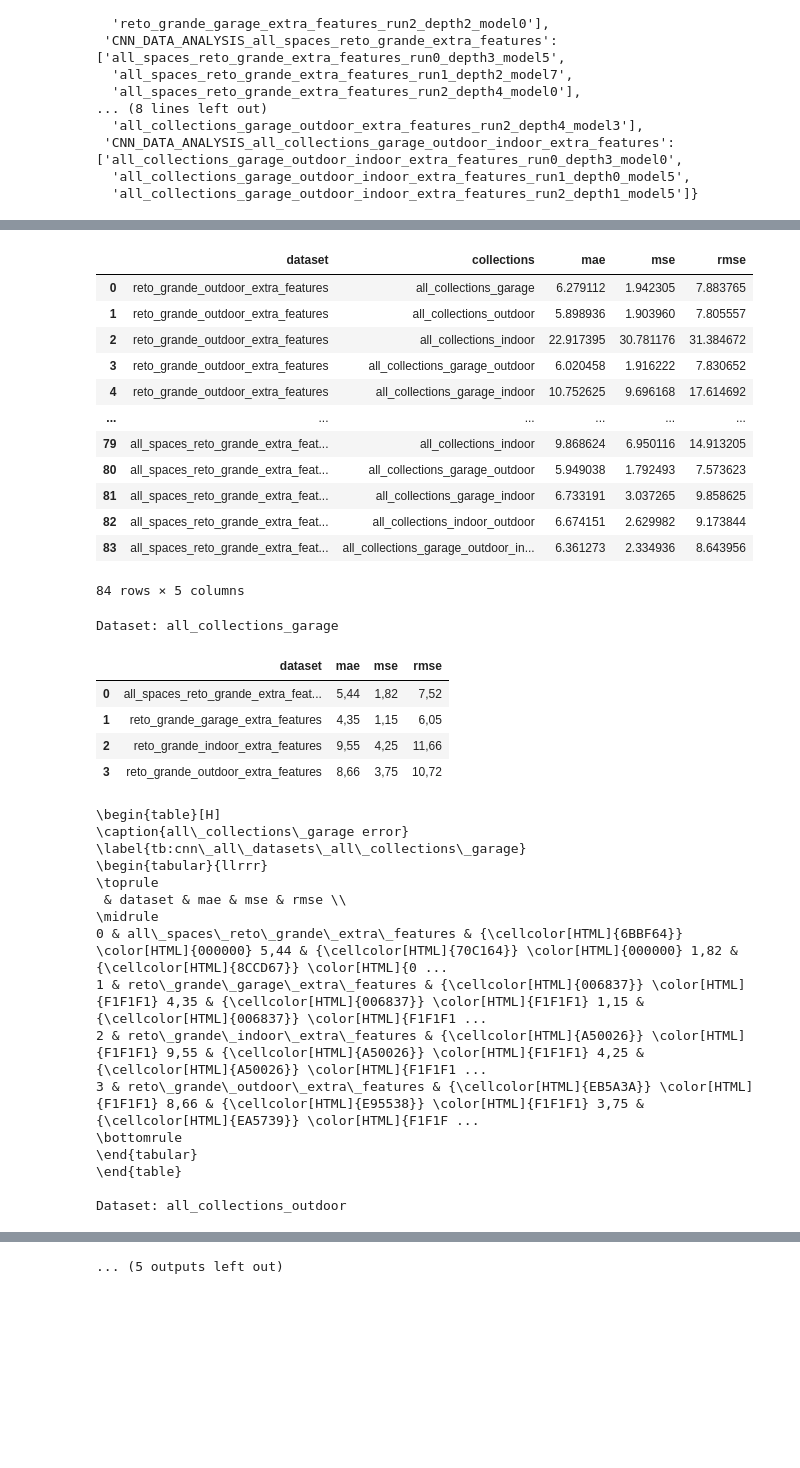
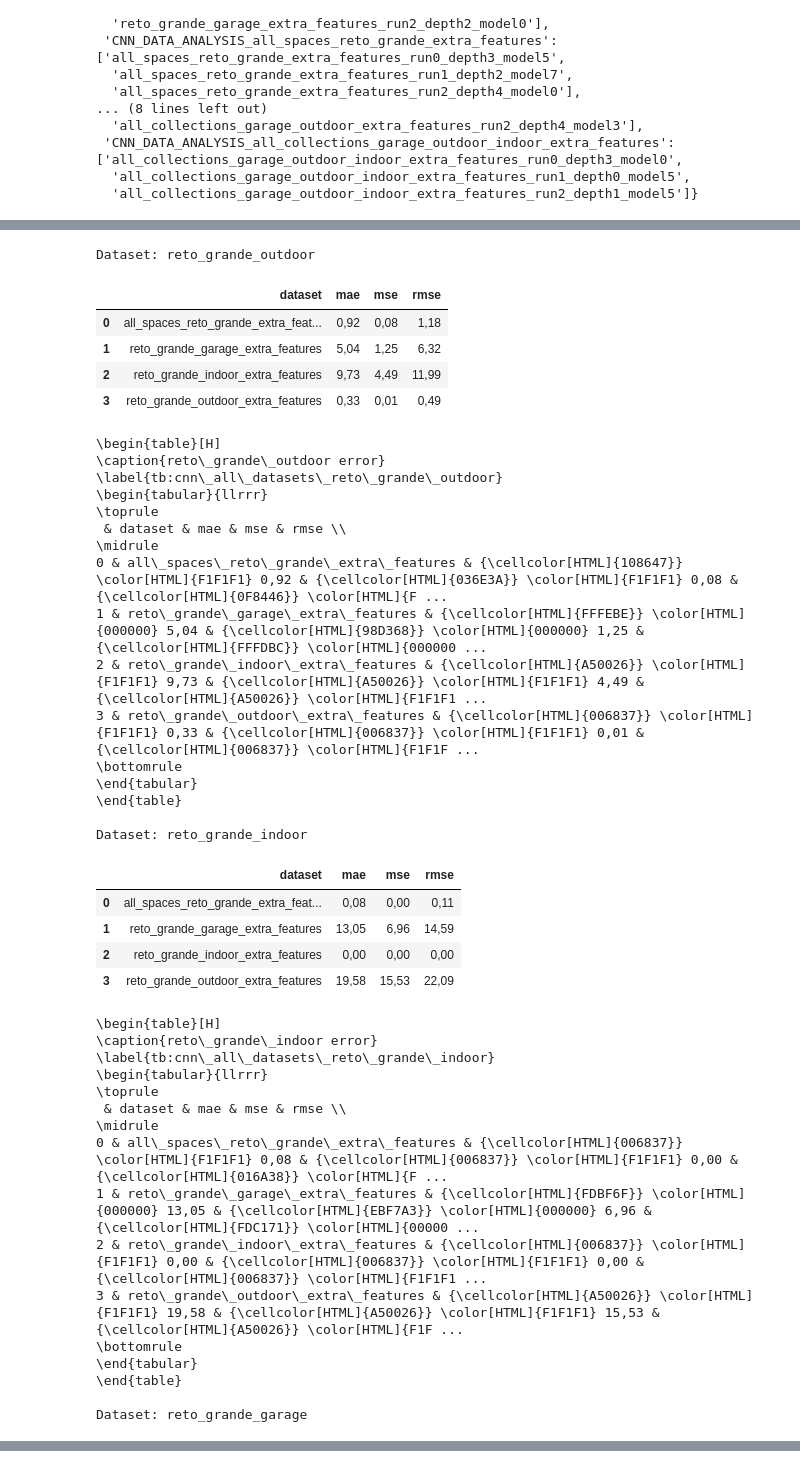
Before and after one commit to SantigBenites/WirelessLocation, a Jupyter notebook: validation/re_train_arch/CNN_model_validation.ipynb, the cells around one changed output, grey strips where cells are left out. Drawn from its saved outputs; the diff is of its cells as text; code cells hidden in the pictures; blank space fills up the shorter version.

```diff
--- a/validation/re_train_arch/CNN_model_validation.ipynb
+++ b/validation/re_train_arch/CNN_model_validation.ipynb
@@ -2,9 +2,8 @@
 import pandas as pd
 import wandb
 api = wandb.Api()
-from consts import (
-    cnn_group_data_extra_features, BATCHSIZE, all_collections
-)
+from consts import BATCHSIZE, all_collections
+from consts import cnn_group_data_extra_features_no_leak as cnn_group_data
 
 databases = ["raw","meters","exponential","all_collections","all_spaces"]
 spaces = ["indoor","garage","outdoor"]
@@ -12,7 +11,7 @@ spaces = ["indoor","garage","outdoor"]
 model_dict:dict = {}
 
 # Project is specified by <entity/project-name>
-for group in cnn_group_data_extra_features.keys():
+for group in cnn_group_data.keys():
     runs = api.runs(
     "santi-mbenites-university-of-lisbon/wifi-rssi-gradient-search",
     filters={"group":group}
@@ -58,14 +57,14 @@ from feature_lists import DATASET_TO_FEATURE
 os.environ["CUDA_VISIBLE_DEVICES"] = "5"
 
 results = {}
-for group in cnn_group_data_extra_features:
+for group in cnn_group_data:
     results[group] = []
 
 
 for current_group,all_runs in model_dict.items():
 
     for current_run in all_runs:
-        current_group_data      = cnn_group_data_extra_features[current_group]
+        current_group_data      = cnn_group_data[current_group]
         current_model_storage   = current_group_data["model_storage"]
         current_database        = current_group_data["database"]
         current_model_path      = f"{current_model_storage}/{current_run}.pt"
@@ -276,6 +267,10 @@ singles = {
     "CNN_DATA_ANALYSIS_reto_grande_indoor_extra_features"       : "reto_grande_indoor_extra_features",
     "CNN_DATA_ANALYSIS_reto_grande_garage_extra_features"       : "reto_grande_garage_extra_features",
     "CNN_DATA_ANALYSIS_all_spaces_reto_grande_extra_features"   : "all_spaces_reto_grande_extra_features",
+    "CNN_DATA_ANALYSIS_reto_grande_outdoor_extra_features_no_leak"      : "reto_grande_outdoor_extra_features_no_leak",
+    "CNN_DATA_ANALYSIS_reto_grande_indoor_extra_features_no_leak"       : "reto_grande_indoor_extra_features_no_leak",
+    "CNN_DATA_ANALYSIS_reto_grande_garage_extra_features_no_leak"       : "reto_grande_garage_extra_features_no_leak",
+    "CNN_DATA_ANALYSIS_all_spaces_reto_grande_extra_features_no_leak"   : "all_spaces_reto_grande_extra_features_no_leak",
 }
 
 spaces = {
@@ -287,6 +282,10 @@ spaces = {
     "CNN_DATA_ANALYSIS_all_collections_indoor_garage_extra_features"        : "all_coll_indoor_garage_extra_features",
     "CNN_DATA_ANALYSIS_all_collections_garage_outdoor_extra_features"       : "all_coll_garage_outdoor_extra_features",
     "CNN_DATA_ANALYSIS_all_collections_garage_outdoor_indoor_extra_features": "all_coll_garage_outdoor_indoor_extra_features",
+    "CNN_DATA_ANALYSIS_all_collections_indoor_outdoor_extra_features_no_leak"       : "all_coll_indoor_outdoor_extra_features_no_leak",
+    "CNN_DATA_ANALYSIS_all_collections_indoor_garage_extra_features_no_leak"        : "all_coll_indoor_garage_extra_features_no_leak",
+    "CNN_DATA_ANALYSIS_all_collections_garage_outdoor_extra_features_no_leak"       : "all_coll_garage_outdoor_extra_features_no_leak",
+    "CNN_DATA_ANALYSIS_all_collections_garage_outdoor_indoor_extra_features_no_leak": "all_coll_garage_outdoor_indoor_extra_features_no_leak",
 }
 
 spaces_datasets = []
@@ -520,72 +533,80 @@ model & collections &  &  &  \\
 
 # Build DataFrame
 df = pd.DataFrame(singles_datasets, columns=["dataset", "collections", "mae", "mse", "rmse"])
-display(df)
+#display(df)
 
 datasets = list(df["collections"].unique())
 for dataset in datasets:
     print(f"Dataset: {dataset}")
     df_current = df.loc[df['collections'] == dataset]
 
     num_cols = ['mae', 'mse', 'rmse']
     df_current = (
         df_current.groupby('dataset', as_index=False)[num_cols]
         .mean()
     )
     df_current = df_current.sort_values('dataset')
     styled = (
         df_current.style
                 .format(precision=2, decimal=",")
                 .background_gradient(cmap="RdYlGn_r")
     )
 
     latex = styled.to_latex(
         caption=f"{dataset} error",
         label=f"tb:cnn_all_datasets_{dataset}",
         position="H",
         environment="table",
         convert_css=True,
         multicol_align="c",
         hrules=True,
     )
 
 
     display(styled)
     print(latex.replace("_", "\\_"))
 # %% [output]
+Dataset: reto_grande_outdoor
-|  | dataset | collections | mae | mse | rmse |
-| 0 | reto_grande_outdoor_extra_features | all_collections_garage | 6.279112 | 1.942305 | 7.883765 |
-| 1 | reto_grande_outdoor_extra_features | all_collections_outdoor | 5.898936 | 1.903960 | 7.805557 |
-| 2 | reto_grande_outdoor_extra_features | all_collections_indoor | 22.917395 | 30.781176 | 31.384672 |
-| 3 | reto_grande_outdoor_extra_features | all_collections_garage_outdoor | 6.020458 | 1.916222 | 7.830652 |
-| 4 | reto_grande_outdoor_extra_features | all_collections_garage_indoor | 10.752625 | 9.696168 | 17.614692 |
-| ... | ... | ... | ... | ... | ... |
-| 79 | all_spaces_reto_grande_extra_feat... | all_collections_indoor | 9.868624 | 6.950116 | 14.913205 |
-| 80 | all_spaces_reto_grande_extra_feat... | all_collections_garage_outdoor | 5.949038 | 1.792493 | 7.573623 |
-| 81 | all_spaces_reto_grande_extra_feat... | all_collections_garage_indoor | 6.733191 | 3.037265 | 9.858625 |
-| 82 | all_spaces_reto_grande_extra_feat... | all_collections_indoor_outdoor | 6.674151 | 2.629982 | 9.173844 |
-| 83 | all_spaces_reto_grande_extra_feat... | all_collections_garage_outdoor_in... | 6.361273 | 2.334936 | 8.643956 |
+|  | dataset | mae | mse | rmse |
+| 0 | all_spaces_reto_grande_extra_feat... | 0,92 | 0,08 | 1,18 |
+| 1 | reto_grande_garage_extra_features | 5,04 | 1,25 | 6,32 |
+| 2 | reto_grande_indoor_extra_features | 9,73 | 4,49 | 11,99 |
+| 3 | reto_grande_outdoor_extra_features | 0,33 | 0,01 | 0,49 |
-84 rows × 5 columns
-Dataset: all_collections_garage
+\begin{table}[H]
+\caption{reto\_grande\_outdoor error}
+\label{tb:cnn\_all\_datasets\_reto\_grande\_outdoor}
+\begin{tabular}{llrrr}
+\toprule
+ & dataset & mae & mse & rmse \\
+\midrule
+0 & all\_spaces\_reto\_grande\_extra\_features & {\cellcolor[HTML]{108647}} \color[HTML]{F1F1F1} 0,92 & {\cellcolor[HTML]{036E3A}} \color[HTML]{F1F1F1} 0,08 & {\cellcolor[HTML]{0F8446}} \color[HTML]{F ...
+1 & reto\_grande\_garage\_extra\_features & {\cellcolor[HTML]{FFFEBE}} \color[HTML]{000000} 5,04 & {\cellcolor[HTML]{98D368}} \color[HTML]{000000} 1,25 & {\cellcolor[HTML]{FFFDBC}} \color[HTML]{000000 ...
+2 & reto\_grande\_indoor\_extra\_features & {\cellcolor[HTML]{A50026}} \color[HTML]{F1F1F1} 9,73 & {\cellcolor[HTML]{A50026}} \color[HTML]{F1F1F1} 4,49 & {\cellcolor[HTML]{A50026}} \color[HTML]{F1F1F1 ...
+3 & reto\_grande\_outdoor\_extra\_features & {\cellcolor[HTML]{006837}} \color[HTML]{F1F1F1} 0,33 & {\cellcolor[HTML]{006837}} \color[HTML]{F1F1F1} 0,01 & {\cellcolor[HTML]{006837}} \color[HTML]{F1F1F ...
+\bottomrule
+\end{tabular}
+\end{table}
+
+Dataset: reto_grande_indoor
 |  | dataset | mae | mse | rmse |
-| 0 | all_spaces_reto_grande_extra_feat... | 5,44 | 1,82 | 7,52 |
-| 1 | reto_grande_garage_extra_features | 4,35 | 1,15 | 6,05 |
-| 2 | reto_grande_indoor_extra_features | 9,55 | 4,25 | 11,66 |
-| 3 | reto_grande_outdoor_extra_features | 8,66 | 3,75 | 10,72 |
+| 0 | all_spaces_reto_grande_extra_feat... | 0,08 | 0,00 | 0,11 |
+| 1 | reto_grande_garage_extra_features | 13,05 | 6,96 | 14,59 |
+| 2 | reto_grande_indoor_extra_features | 0,00 | 0,00 | 0,00 |
+| 3 | reto_grande_outdoor_extra_features | 19,58 | 15,53 | 22,09 |
 \begin{table}[H]
-\caption{all\_collections\_garage error}
-\label{tb:cnn\_all\_datasets\_all\_collections\_garage}
+\caption{reto\_grande\_indoor error}
+\label{tb:cnn\_all\_datasets\_reto\_grande\_indoor}
 \begin{tabular}{llrrr}
 \toprule
  & dataset & mae & mse & rmse \\
 \midrule
-0 & all\_spaces\_reto\_grande\_extra\_features & {\cellcolor[HTML]{6BBF64}} \color[HTML]{000000} 5,44 & {\cellcolor[HTML]{70C164}} \color[HTML]{000000} 1,82 & {\cellcolor[HTML]{8CCD67}} \color[HTML]{0 ...
-1 & reto\_grande\_garage\_extra\_features & {\cellcolor[HTML]{006837}} \color[HTML]{F1F1F1} 4,35 & {\cellcolor[HTML]{006837}} \color[HTML]{F1F1F1} 1,15 & {\cellcolor[HTML]{006837}} \color[HTML]{F1F1F1 ...
-2 & reto\_grande\_indoor\_extra\_features & {\cellcolor[HTML]{A50026}} \color[HTML]{F1F1F1} 9,55 & {\cellcolor[HTML]{A50026}} \color[HTML]{F1F1F1} 4,25 & {\cellcolor[HTML]{A50026}} \color[HTML]{F1F1F1 ...
-3 & reto\_grande\_outdoor\_extra\_features & {\cellcolor[HTML]{EB5A3A}} \color[HTML]{F1F1F1} 8,66 & {\cellcolor[HTML]{E95538}} \color[HTML]{F1F1F1} 3,75 & {\cellcolor[HTML]{EA5739}} \color[HTML]{F1F1F ...
+0 & all\_spaces\_reto\_grande\_extra\_features & {\cellcolor[HTML]{006837}} \color[HTML]{F1F1F1} 0,08 & {\cellcolor[HTML]{006837}} \color[HTML]{F1F1F1} 0,00 & {\cellcolor[HTML]{016A38}} \color[HTML]{F ...
+1 & reto\_grande\_garage\_extra\_features & {\cellcolor[HTML]{FDBF6F}} \color[HTML]{000000} 13,05 & {\cellcolor[HTML]{EBF7A3}} \color[HTML]{000000} 6,96 & {\cellcolor[HTML]{FDC171}} \color[HTML]{00000 ...
+2 & reto\_grande\_indoor\_extra\_features & {\cellcolor[HTML]{006837}} \color[HTML]{F1F1F1} 0,00 & {\cellcolor[HTML]{006837}} \color[HTML]{F1F1F1} 0,00 & {\cellcolor[HTML]{006837}} \color[HTML]{F1F1F1 ...
+3 & reto\_grande\_outdoor\_extra\_features & {\cellcolor[HTML]{A50026}} \color[HTML]{F1F1F1} 19,58 & {\cellcolor[HTML]{A50026}} \color[HTML]{F1F1F1} 15,53 & {\cellcolor[HTML]{A50026}} \color[HTML]{F1F ...
 \bottomrule
 \end{tabular}
 \end{table}
 
-Dataset: all_collections_outdoor
+Dataset: reto_grande_garage
 |  | dataset | mae | mse | rmse |
@@ -659 +651,0 @@ Dataset: all_collections_garage_indoor
-... (5 outputs left out)
```
Also changed, not shown: parts of 7 cells of this notebook, 2 other files.
